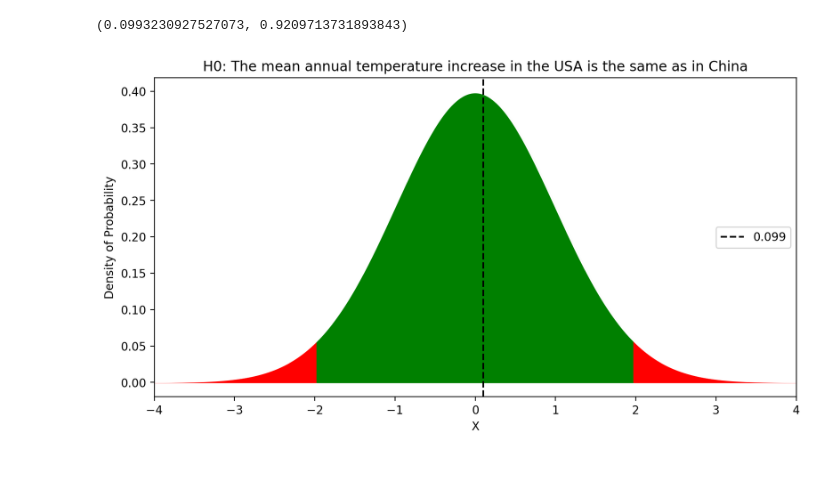
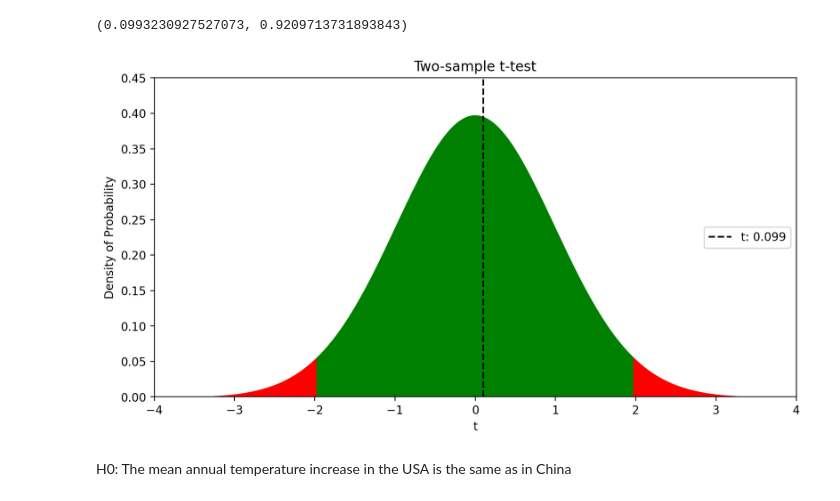
Before and after one commit to PatrickSchuetten/Climate_Change_Data_Exploration, a Jupyter notebook: notebooks/Question4.ipynb, the cells around one changed output. Saved outputs shown, nothing was run; the diff lists cells and outputs as text; code cells hidden in the pictures; blank space fills up the shorter version.

```diff
--- a/notebooks/Question4.ipynb
+++ b/notebooks/Question4.ipynb
@@ -135,22 +135,24 @@ stat, pval
 # %%
 fig, ax = plt.subplots(figsize=(10,5), dpi=200)
 x = np.linspace(-4,4,1000)
 y_pdf = scipy.stats.t.pdf(x,df=df)
 ax.plot(x,y_pdf, color='white')
 idx_low = (np.abs(x - lower_critical_value)).argmin()
 idx_up  = (np.abs(x - upper_critical_value)).argmin()
 ax.fill_between(x[:idx_low], y_pdf[:idx_low], color='red')
 ax.fill_between(x[idx_low:idx_up], y_pdf[idx_low:idx_up], color='green')
 ax.fill_between(x[idx_up:], y_pdf[idx_up:], color='red')
 plt.axvline(x=t, color='black', linestyle='--')
 ax.set_xlim(-4,4)
-ax.set_xlabel("X")
+ax.set_ylim(0,0.45)
+ax.set_xlabel("t")
 ax.set_ylabel("Density of Probability")
-ax.set_title("H0: The mean annual temperature increase in the USA is the same as in China")
-plt.plot([], [], color='black', linestyle='--', label=t.round(3))
+ax.set_title("Two-sample t-test")
+plt.plot([], [], color='black', linestyle='--', label=f't: {t.round(3)}')
 plt.legend(loc='center right')
-
 plt.savefig('../resources/pictures/question4 t-student distribution.png', format='png')
 plt.show()
 # %% [output]
-[figure, old version]
+[figure, new version]
+# %% [markdown]
+H0: The mean annual temperature increase in the USA is the same as in China
```
Also changed, not shown: parts of 1 cell of this notebook.
